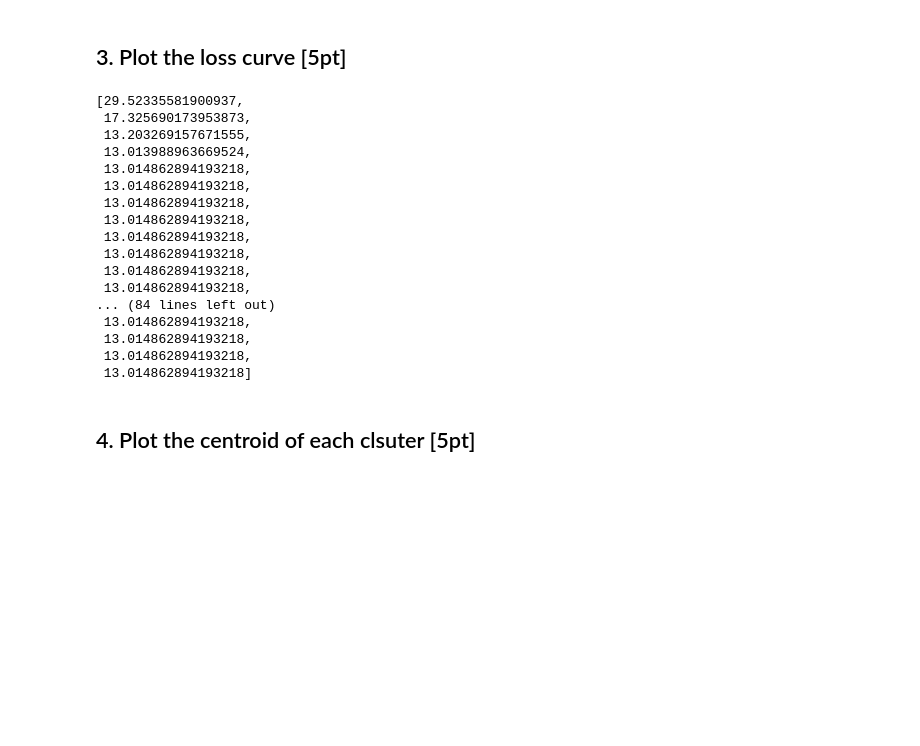
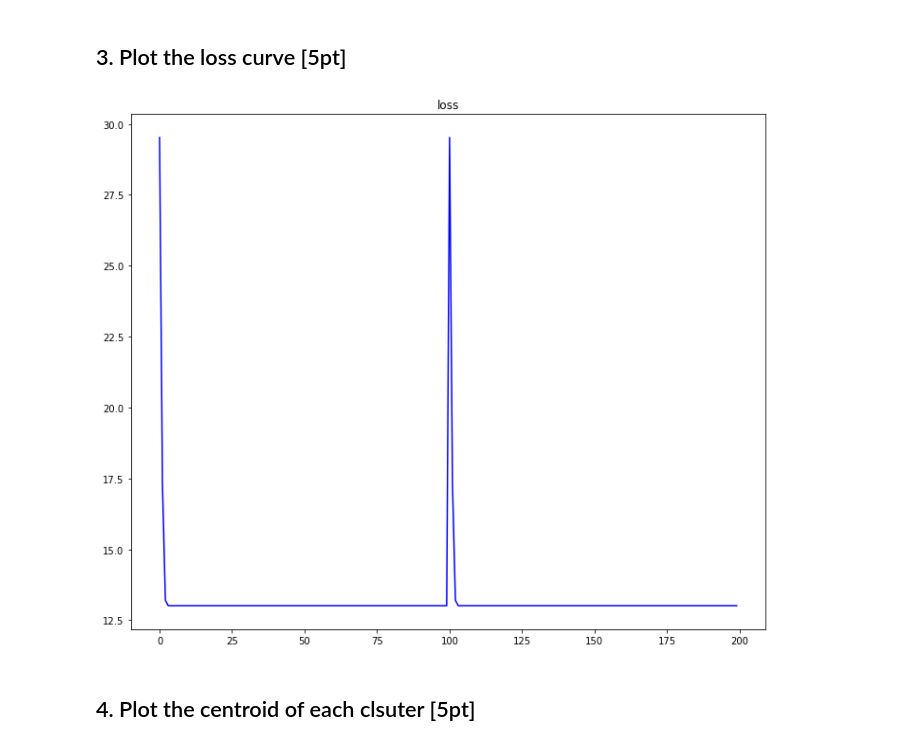
Before and after one commit to minjoong507/Machine-learning-project, a Jupyter notebook: 7week/assignment-07.ipynb, the cells around one changed output. Cells and saved outputs as stored; diff of their text form; code cells hidden in the pictures; blank space fills up the shorter version.

```diff
--- a/7week/assignment-07.ipynb
+++ b/7week/assignment-07.ipynb
@@ -171,25 +175,12 @@ plt.show()
 # %% [markdown]
 ## 3. Plot the loss curve [5pt]
-# %%
-plt.plot(np.arr)
-# %% [output]
-[29.52335581900937,
- 17.325690173953873,
- 13.203269157671555,
- 13.013988963669524,
- 13.014862894193218,
- 13.014862894193218,
- 13.014862894193218,
- 13.014862894193218,
- 13.014862894193218,
- 13.014862894193218,
- 13.014862894193218,
- 13.014862894193218,
-... (84 lines left out)
- 13.014862894193218,
- 13.014862894193218,
- 13.014862894193218,
- 13.014862894193218]
+# %%
+fig = plt.figure(figsize=(12,10))
+plt.plot([i for i in range(len(loss_curve))], loss_curve, c = 'b')
+plt.title('loss')
+plt.show()
+# %% [output]
+[figure, added]
 # %% [markdown]
 ## 4. Plot the centroid of each clsuter [5pt]
 # %% [markdown]
```
Also changed, not shown: parts of 5 cells of this notebook.
